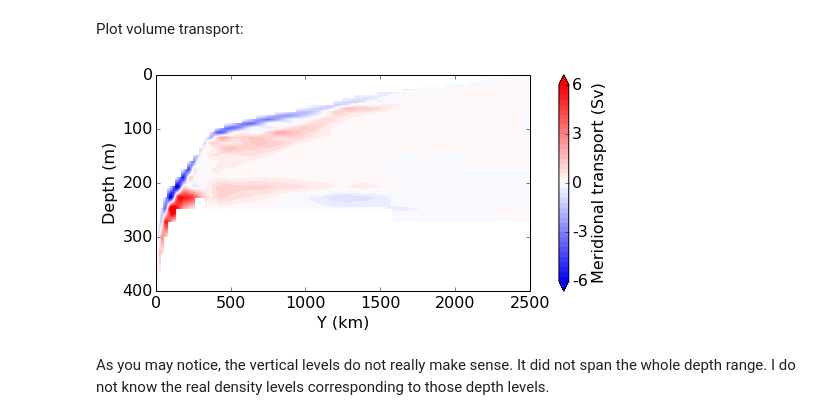
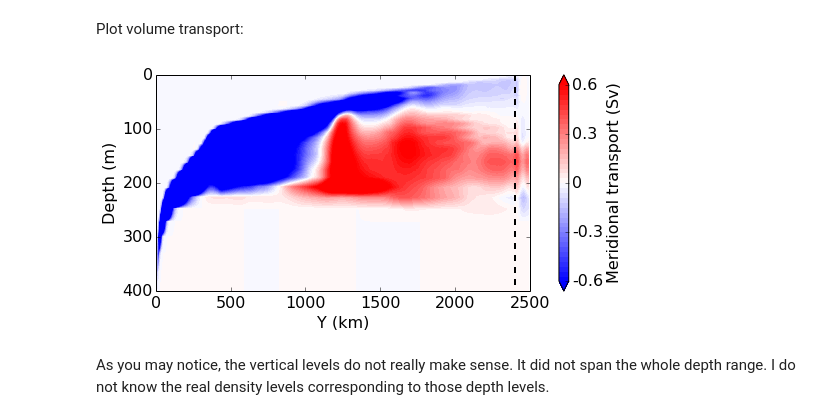
Before and after one commit to luweiyang/MOM6_SO_DIAGS, a Jupyter notebook: MOC_h_rho_vh_rho.ipynb, the cells around one changed output. Saved outputs shown, nothing was run; the diff lists cells and outputs as text; code cells hidden in the pictures.

Commit message:
MOC corrected - vertical cumulative integrated.

```diff
--- a/MOC_h_rho_vh_rho.ipynb
+++ b/MOC_h_rho_vh_rho.ipynb
@@ -31,6 +29,14 @@ vh_rho2 = np.nansum(vh_rho3,axis=-1)
+# %%
+# volume transport
+# (i) vertical accumulative integral from surface
+vh_rho4 = np.cumsum(vh_rho4,axis=1)
+# (ii) zonal integral
+vh_rho3 = np.nansum(vh_rho4,axis=-1)
+# (iii) time mean
+vh_rho2 = np.nanmean(vh_rho3,axis=0)
 # %%
 h_rho2[h_rho2<2.5]=np.nan
-vh_rho2[np.isnan(h_rho2)==True]=np.nan
+#vh_rho2[np.isnan(h_rho2)==True]=np.nan
 # %% [markdown]
 Summing up layer thicknesses, h_sum is an array of total layer thicknesses along y-axis.
 # %%
@@ -88,31 +94,32 @@ Plot volume transport:
 # %%
 plt.figure(2,figsize=(8,5))
 
-vh_level = np.arange(-6.0e+6,6.0e+6+0.3e+6,0.3e+6)
-vh_ticks = np.arange(-6.0e+6,6.0e+6+3e+6,3e+6)
+vh_level = np.arange(-0.6e+6,0.6e+6+0.03e+6,0.03e+6)
+vh_ticks = np.arange(-0.6e+6,0.6e+6+0.3e+6,0.3e+6)
 
 pc = plt.contourf(yq,zl,vh_rho2,cmap=plt.cm.bwr,levels=vh_level,extend='both')
+plt.plot([1150,1150],[0,4000],linewidth=2.0,linestyle='--',color='k')
 cb = plt.colorbar(pc,ticks=vh_ticks)
 plt.gca().set_xticks(np.arange(-1250,1250 + 500,500))
 plt.gca().set_xticklabels(['0','500','1000','1500','2000','2500'])
 plt.gca().set_ylim([0,400.0])
 plt.gca().set_yticks(np.arange(0,400 + 100,100))
 plt.gca().set_yticklabels(['0','100','200','300','400'])
 plt.gca().invert_yaxis()
 plt.gca().set_position([0.15,0.2,0.65,0.6])
 cb.ax.set_position([0.85,0.2,0.03,0.6])
-cb.ax.set_yticklabels(['-6','-3','0','3','6'])
+cb.ax.set_yticklabels(['-0.6','-0.3','0','0.3','0.6'])
 cb.set_label('Meridional transport (Sv)',y=0.5,fontsize=16)
 cb.ax.tick_params(labelsize=16)
 plt.xlabel('Y (km)',fontsize=16)
 plt.ylabel('Depth (m)',fontsize=16)
 plt.xticks(fontsize=16)
 plt.yticks(fontsize=16)
 
 #plt.savefig('/short/v45/lxy581/mom6/diag/v33_vh_rho_y50.png',dpi=600)
 
 plt.show()
 # %% [output]
-[figure, old version]
+[figure, new version]
 # %% [markdown]
 As you may notice, the vertical levels do not really make sense. It did not span the whole depth range. I do not know the real density levels corresponding to those depth levels.
```
Also changed, not shown: parts of 2 cells of this notebook, 1 other file.
